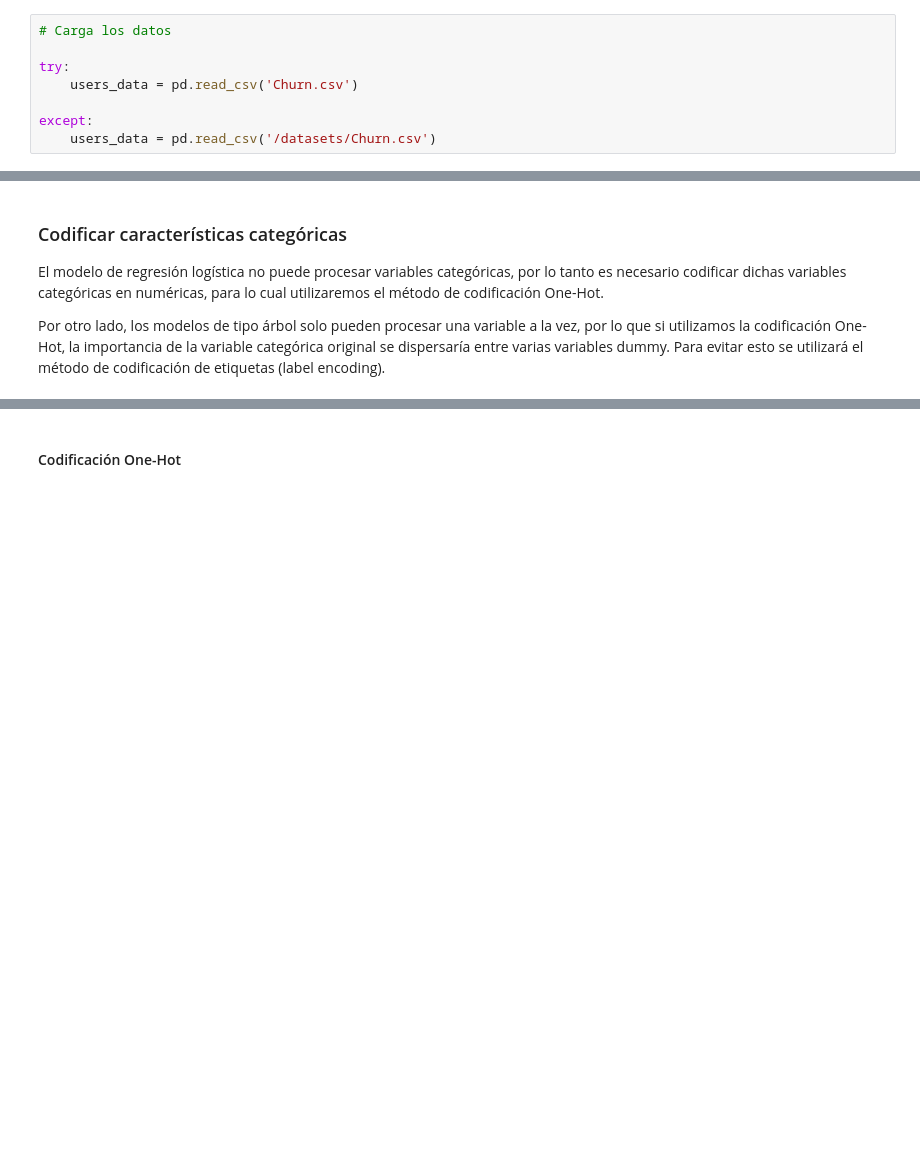
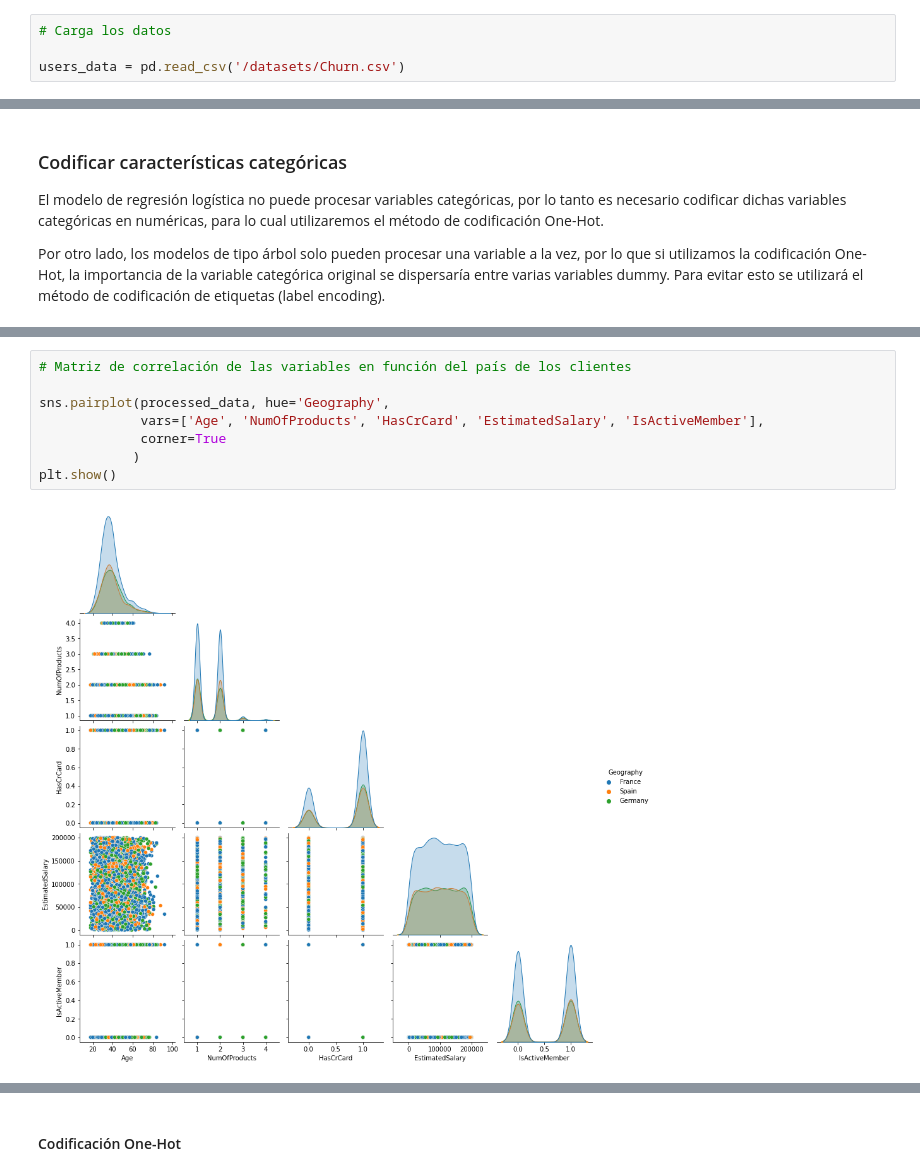
Before and after one commit to LuisoChofit/Machine_learning, a Jupyter notebook: Supervised learning/ML_Aprendizaje_supervisado.ipynb, the cells around one changed output, grey strips where cells are left out. Drawn from its saved outputs; the diff is of its cells as text; blank space fills up the shorter version.

```diff
--- a/Supervised learning/ML_Aprendizaje_supervisado.ipynb
+++ b/Supervised learning/ML_Aprendizaje_supervisado.ipynb
@@ -51,11 +52,7 @@ Para este proyecto contamos con los datos sobre el comportamiento pasado de los
 # %%
 # Carga los datos
 
-try:
-    users_data = pd.read_csv('Churn.csv')
-
-except:
-    users_data = pd.read_csv('/datasets/Churn.csv')
+users_data = pd.read_csv('/datasets/Churn.csv')
 # %% [markdown]
 ## Explorar datos iniciales
 
@@ -156,0 +166,10 @@ Por otro lado, los modelos de tipo árbol solo pueden procesar una variable a la
+# %%
+# Matriz de correlación de las variables en función del país de los clientes
+
+sns.pairplot(processed_data, hue='Geography',
+             vars=['Age', 'NumOfProducts', 'HasCrCard', 'EstimatedSalary', 'IsActiveMember'],
+             corner=True
+            )
+plt.show()
+# %% [output]
+[figure, added]
```
Also changed, not shown: parts of 30 cells of this notebook.
